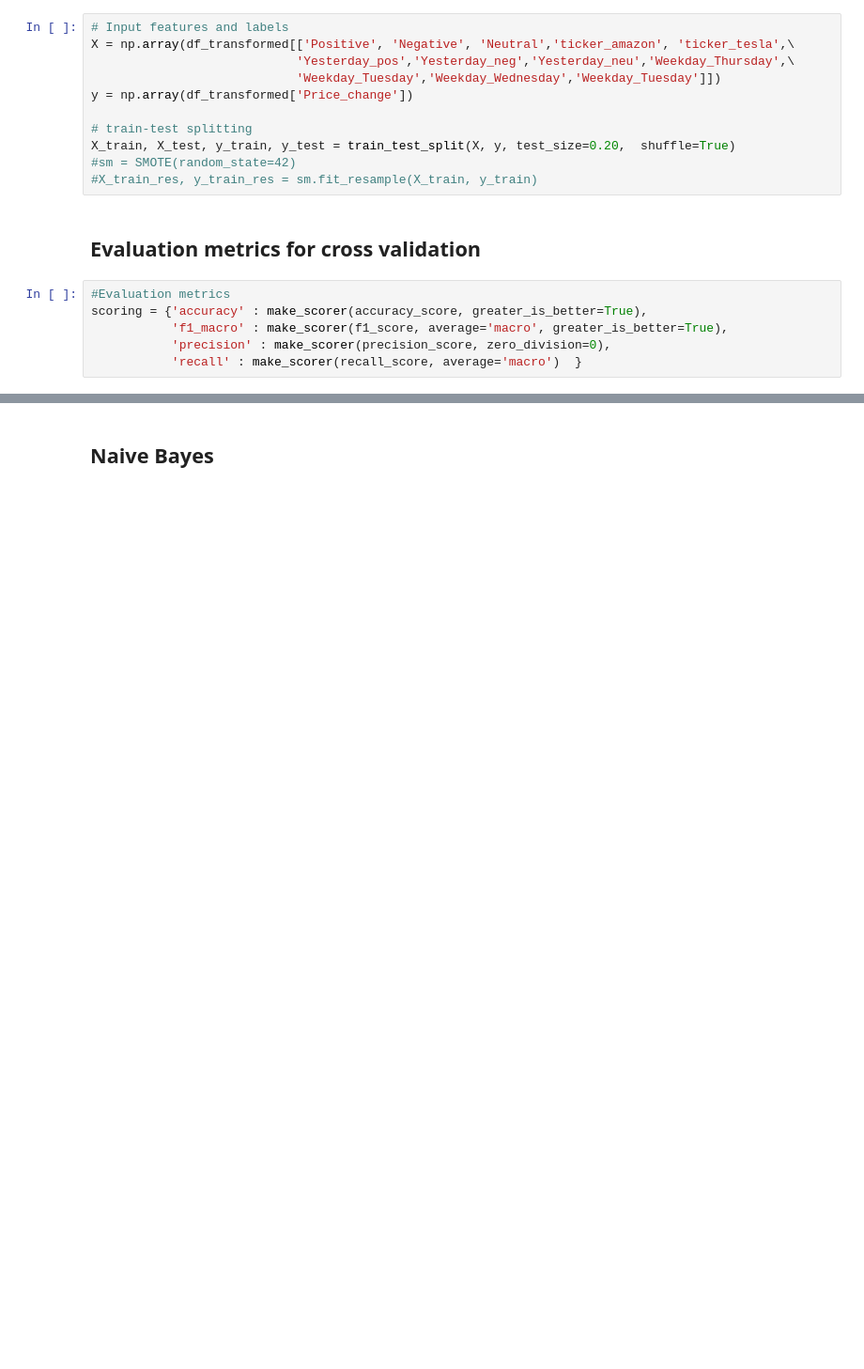
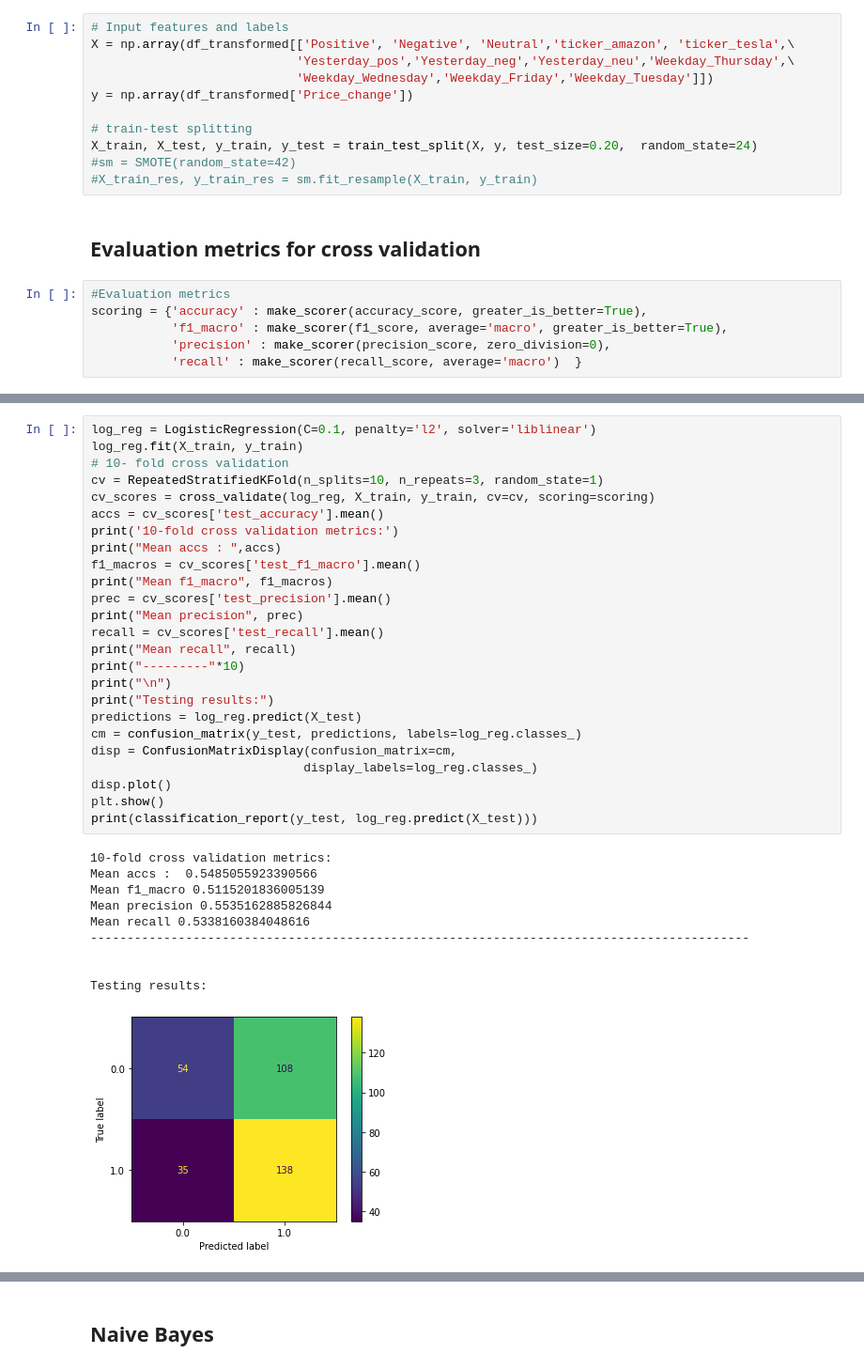
Before and after one commit to nankli/Dailynews_stock_predictor, a Jupyter notebook: tesla+amazon/Modeling.ipynb, the cells around one changed output, grey strips where cells are left out. Shown at 94% size. Drawn from its saved outputs; the diff is of its cells as text; blank space fills up the shorter version.

```diff
--- a/tesla+amazon/Modeling.ipynb
+++ b/tesla+amazon/Modeling.ipynb
@@ -143,11 +122,11 @@ df_transformed
 # Input features and labels
 X = np.array(df_transformed[['Positive', 'Negative', 'Neutral','ticker_amazon', 'ticker_tesla',\
                             'Yesterday_pos','Yesterday_neg','Yesterday_neu','Weekday_Thursday',\
-                            'Weekday_Tuesday','Weekday_Wednesday','Weekday_Tuesday']])
+                            'Weekday_Wednesday','Weekday_Friday','Weekday_Tuesday']])
 y = np.array(df_transformed['Price_change'])
 
 # train-test splitting
-X_train, X_test, y_train, y_test = train_test_split(X, y, test_size=0.20,  shuffle=True)
+X_train, X_test, y_train, y_test = train_test_split(X, y, test_size=0.20,  random_state=24)
 #sm = SMOTE(random_state=42)
 #X_train_res, y_train_res = sm.fit_resample(X_train, y_train)
 # %% [markdown]
@@ -160,0 +156,36 @@ scoring = {'accuracy' : make_scorer(accuracy_score, greater_is_better=True),
+# %%
+log_reg = LogisticRegression(C=0.1, penalty='l2', solver='liblinear')
+log_reg.fit(X_train, y_train)
+# 10- fold cross validation
+cv = RepeatedStratifiedKFold(n_splits=10, n_repeats=3, random_state=1)
+cv_scores = cross_validate(log_reg, X_train, y_train, cv=cv, scoring=scoring)
+accs = cv_scores['test_accuracy'].mean()
+print('10-fold cross validation metrics:')
+print("Mean accs : ",accs)
+f1_macros = cv_scores['test_f1_macro'].mean()
+print("Mean f1_macro", f1_macros)
+prec = cv_scores['test_precision'].mean()
+print("Mean precision", prec)
+recall = cv_scores['test_recall'].mean()
+print("Mean recall", recall)
+print("---------"*10)
+print("\n")
+print("Testing results:")
+predictions = log_reg.predict(X_test)
+cm = confusion_matrix(y_test, predictions, labels=log_reg.classes_)
+disp = ConfusionMatrixDisplay(confusion_matrix=cm,
+                             display_labels=log_reg.classes_)
+disp.plot()
+plt.show()
+print(classification_report(y_test, log_reg.predict(X_test)))
+# %% [output]
+10-fold cross validation metrics:
+Mean accs :  0.5485055923390566
+Mean f1_macro 0.5115201836005139
+Mean precision 0.5535162885826844
+Mean recall 0.5338160384048616
+------------------------------------------------------------------------------------------
+
+
+Testing results:
+[figure, added]
```
Also changed, not shown: parts of 27 cells of this notebook, 1 other file.
